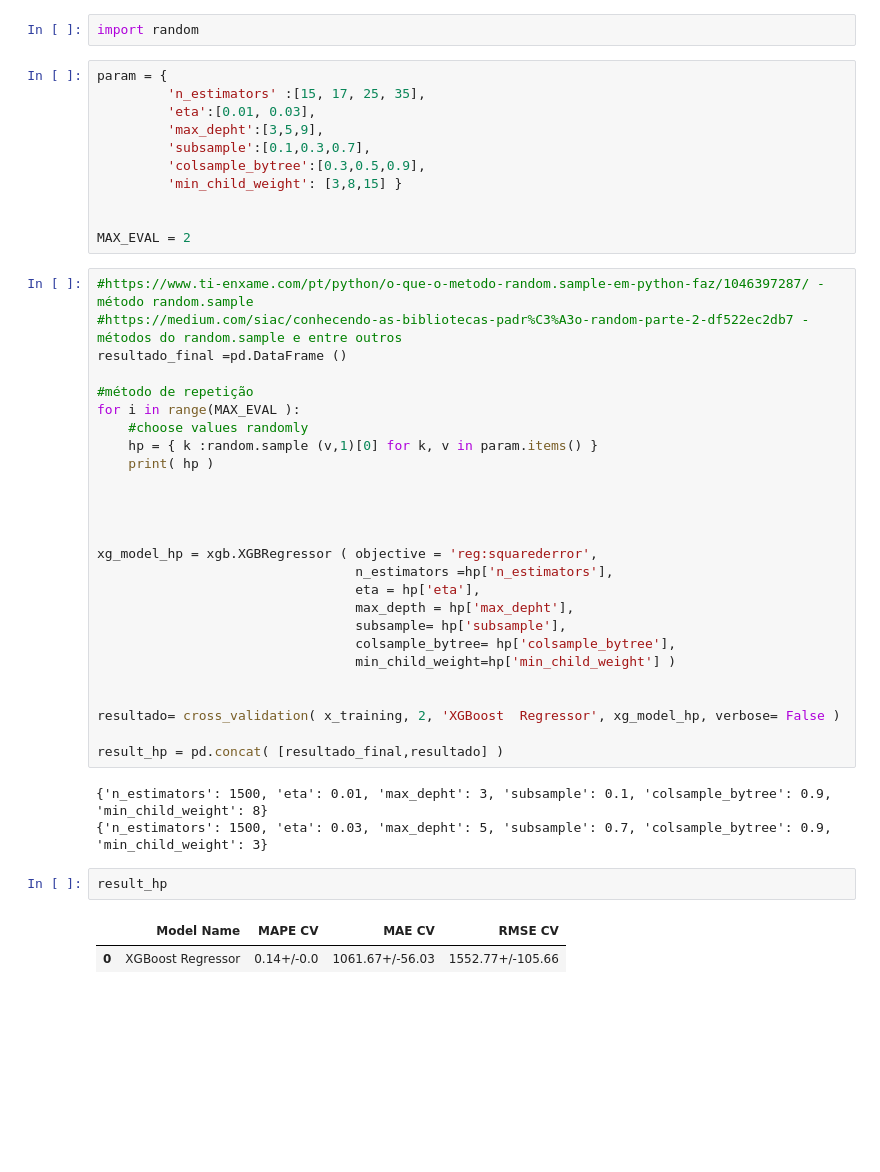
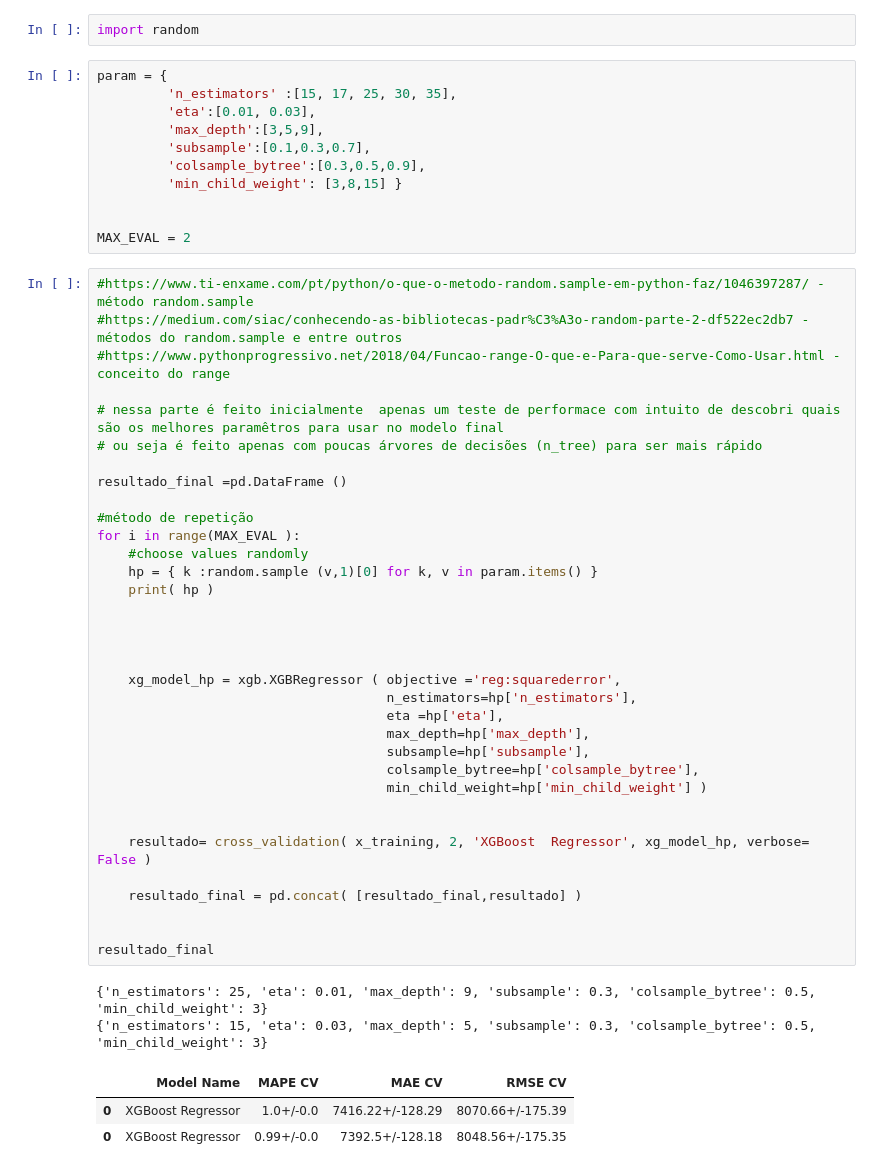
Before and after one commit to guiaraujofreitas/rossmann_estudo, a Jupyter notebook: Store-analise_dados_ modulo_04_1.ipynb, the cells around one changed output. Cells and saved outputs as stored; diff of their text form; blank space fills up the shorter version.

```diff
--- a/Store-analise_dados_ modulo_04_1.ipynb
+++ b/Store-analise_dados_ modulo_04_1.ipynb
@@ -1788,9 +1788,9 @@ modelo_validation_result.sort_values('RMSE CV')
 import random
 # %%
 param = {
-         'n_estimators' :[15, 17, 25, 35],
+         'n_estimators' :[15, 17, 25, 30, 35],
          'eta':[0.01, 0.03],
-         'max_depht':[3,5,9],
+         'max_depth':[3,5,9],
          'subsample':[0.1,0.3,0.7],
          'colsample_bytree':[0.3,0.5,0.9],
          'min_child_weight': [3,8,15] }
@@ -1800,34 +1800,40 @@ MAX_EVAL = 2
 # %%
 #https://www.ti-enxame.com/pt/python/o-que-o-metodo-random.sample-em-python-faz/1046397287/ - método random.sample
 #https://medium.com/siac/conhecendo-as-bibliotecas-padr%C3%A3o-random-parte-2-df522ec2db7 - métodos do random.sample e entre outros
+#https://www.pythonprogressivo.net/2018/04/Funcao-range-O-que-e-Para-que-serve-Como-Usar.html - conceito do range
+
+# nessa parte é feito inicialmente  apenas um teste de performace com intuito de descobri quais são os melhores paramêtros para usar no modelo final
+# ou seja é feito apenas com poucas árvores de decisões (n_tree) para ser mais rápido
+
 resultado_final =pd.DataFrame ()
 
 #método de repetição
 for i in range(MAX_EVAL ):
     #choose values randomly
     hp = { k :random.sample (v,1)[0] for k, v in param.items() }
     print( hp )
 
 
 
 
-xg_model_hp = xgb.XGBRegressor ( objective = 'reg:squarederror',
-                                 n_estimators =hp['n_estimators'],
-                                 eta = hp['eta'],
-                                 max_depth = hp['max_depht'],
-                                 subsample= hp['subsample'],
-                                 colsample_bytree= hp['colsample_bytree'],
-                                 min_child_weight=hp['min_child_weight'] )
+    xg_model_hp = xgb.XGBRegressor ( objective ='reg:squarederror',
+                                     n_estimators=hp['n_estimators'],
+                                     eta =hp['eta'],
+                                     max_depth=hp['max_depth'],
+                                     subsample=hp['subsample'],
+                                     colsample_bytree=hp['colsample_bytree'],
+                                     min_child_weight=hp['min_child_weight'] )
 
 
-resultado= cross_validation( x_training, 2, 'XGBoost  Regressor', xg_model_hp, verbose= False )
+    resultado= cross_validation( x_training, 2, 'XGBoost  Regressor', xg_model_hp, verbose= False )
 
-result_hp = pd.concat( [resultado_final,resultado] )
+    resultado_final = pd.concat( [resultado_final,resultado] )
+
+
+resultado_final
 # %% [output]
-{'n_estimators': 1500, 'eta': 0.01, 'max_depht': 3, 'subsample': 0.1, 'colsample_bytree': 0.9, 'min_child_weight': 8}
-{'n_estimators': 1500, 'eta': 0.03, 'max_depht': 5, 'subsample': 0.7, 'colsample_bytree': 0.9, 'min_child_weight': 3}
+{'n_estimators': 25, 'eta': 0.01, 'max_depth': 9, 'subsample': 0.3, 'colsample_bytree': 0.5, 'min_child_weight': 3}
+{'n_estimators': 15, 'eta': 0.03, 'max_depth': 5, 'subsample': 0.3, 'colsample_bytree': 0.5, 'min_child_weight': 3}
+|  | Model Name | MAPE CV | MAE CV | RMSE CV |
+| 0 | XGBoost Regressor | 1.0+/-0.0 | 7416.22+/-128.29 | 8070.66+/-175.39 |
+| 0 | XGBoost Regressor | 0.99+/-0.0 | 7392.5+/-128.18 | 8048.56+/-175.35 |
-# %%
-result_hp
-# %% [output]
-|  | Model Name | MAPE CV | MAE CV | RMSE CV |
-| 0 | XGBoost Regressor | 0.14+/-0.0 | 1061.67+/-56.03 | 1552.77+/-105.66 |
```
Also changed, not shown: parts of 6 cells of this notebook.
